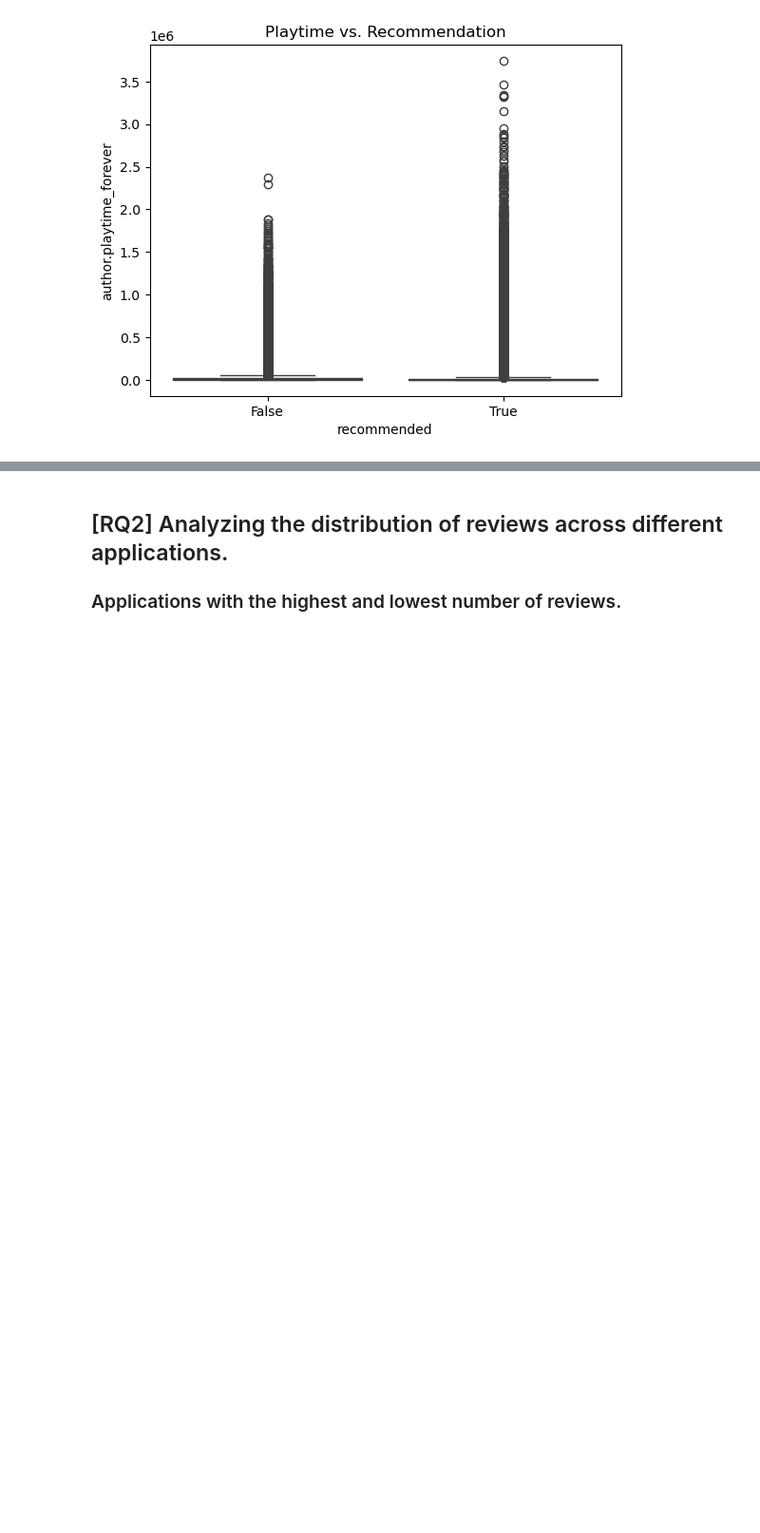
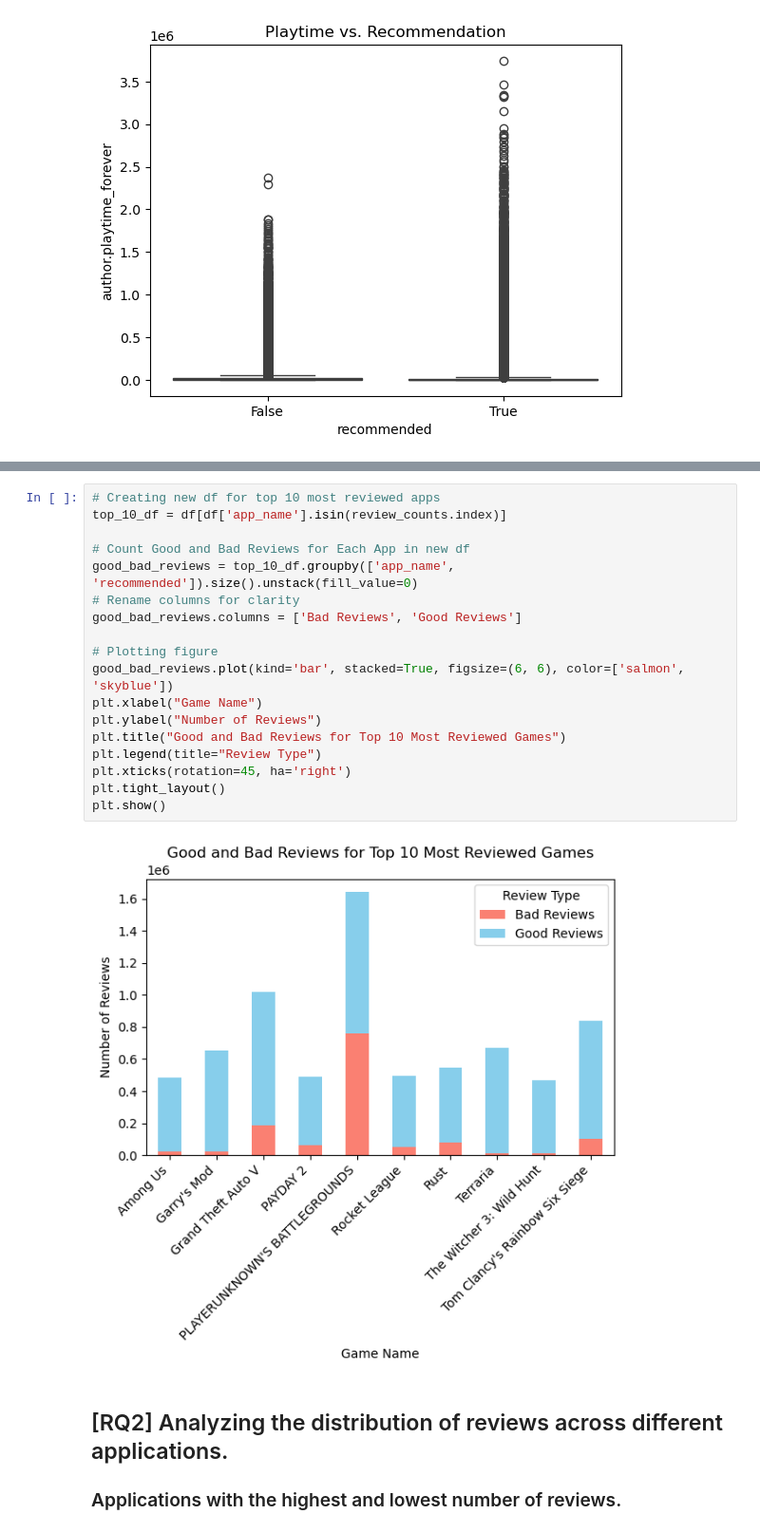
Before and after one commit to yaraoyoussef/ADM-HW2, a Jupyter notebook: main.ipynb, the cells around one changed output, grey strips where cells are left out. Shown at 95% size. Saved outputs shown, nothing was run; the diff lists cells and outputs as text; blank space fills up the shorter version.

```diff
--- a/main.ipynb
+++ b/main.ipynb
@@ -209,3 +234,23 @@ set()
+# %%
+# Creating new df for top 10 most reviewed apps
+top_10_df = df[df['app_name'].isin(review_counts.index)]
+
+# Count Good and Bad Reviews for Each App in new df
+good_bad_reviews = top_10_df.groupby(['app_name', 'recommended']).size().unstack(fill_value=0)
+# Rename columns for clarity
+good_bad_reviews.columns = ['Bad Reviews', 'Good Reviews']
+
+# Plotting figure
+good_bad_reviews.plot(kind='bar', stacked=True, figsize=(6, 6), color=['salmon', 'skyblue'])
+plt.xlabel("Game Name")
+plt.ylabel("Number of Reviews")
+plt.title("Good and Bad Reviews for Top 10 Most Reviewed Games")
+plt.legend(title="Review Type")
+plt.xticks(rotation=45, ha='right')
+plt.tight_layout()
+plt.show()
+# %% [output]
+[figure, added]
 # %% [markdown]
 ## [RQ2] Analyzing the distribution of reviews across different applications.
 ### Applications with the highest and lowest number of reviews.
```
Also changed, not shown: parts of 3 cells of this notebook.
